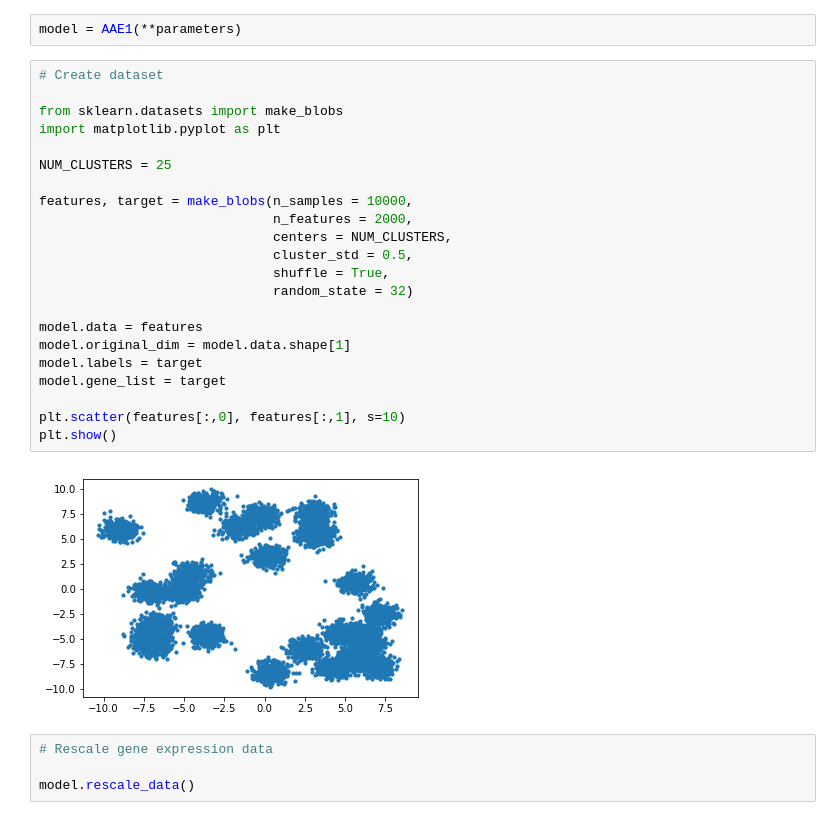
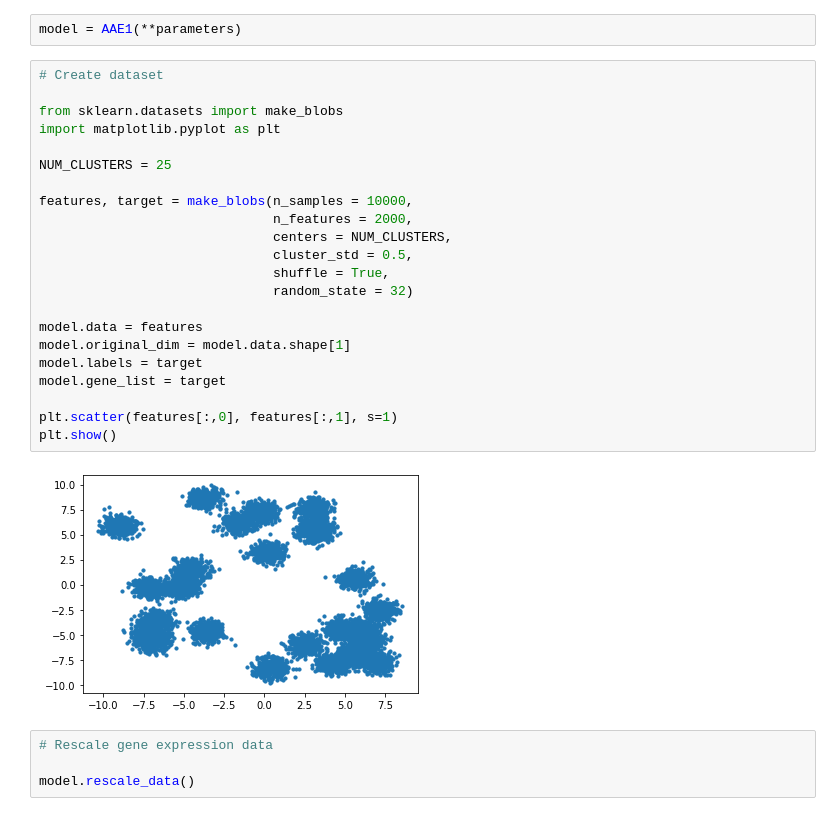
Before and after one commit to emolinaro/scRNAseq-AAE, a Jupyter notebook: notebooks/distributed_analysis.ipynb, the cells around one changed output. Drawn from its saved outputs; the diff is of its cells as text.

```diff
--- a/notebooks/distributed_analysis.ipynb
+++ b/notebooks/distributed_analysis.ipynb
@@ -49,27 +49,27 @@ model = AAE1(**parameters)
 # %%
 # Create dataset
 
 from sklearn.datasets import make_blobs
 import matplotlib.pyplot as plt
 
 NUM_CLUSTERS = 25
 
 features, target = make_blobs(n_samples = 10000,
                               n_features = 2000,
                               centers = NUM_CLUSTERS,
                               cluster_std = 0.5,
                               shuffle = True,
                               random_state = 32)
 
 model.data = features
 model.original_dim = model.data.shape[1]
 model.labels = target
 model.gene_list = target
 
-plt.scatter(features[:,0], features[:,1], s=10)
+plt.scatter(features[:,0], features[:,1], s=1)
 plt.show()
 # %% [output]
-[figure, old version]
+[figure, new version]
 # %%
 # Rescale gene expression data
 
```
Also changed, not shown: parts of 3 cells of this notebook, 3 other files.
